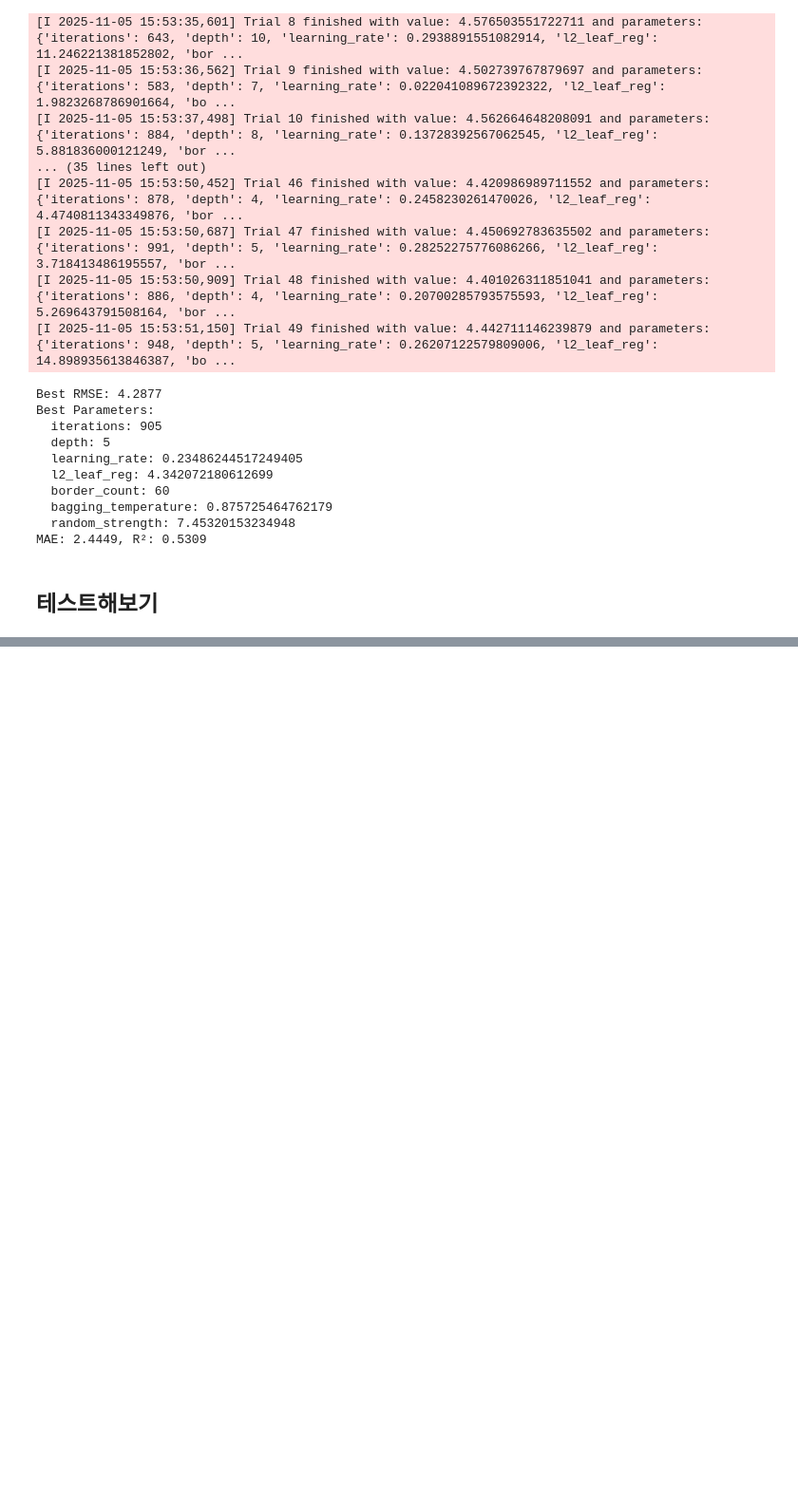
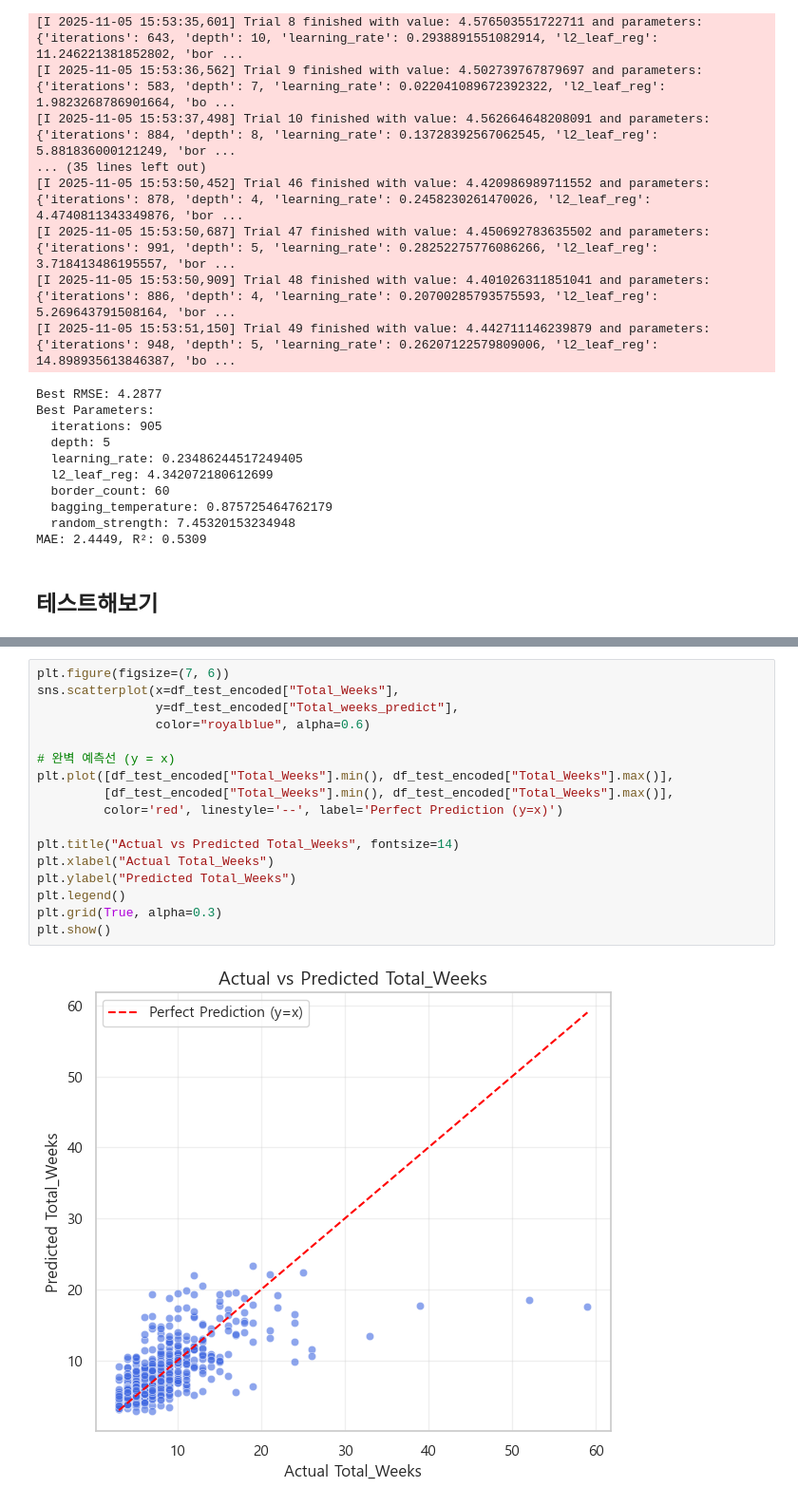
Before and after one commit to Seungwoo-JI64/BAF-25-2-Marketing, a Jupyter notebook: week_predict/영화총상영주차예측.ipynb, the cells around one changed output, grey strips where cells are left out. Shown: that part at 95% size. Cells and saved outputs as stored; diff of their text form; blank space fills up the shorter version.

```diff
--- a/week_predict/영화총상영주차예측.ipynb
+++ b/week_predict/영화총상영주차예측.ipynb
@@ -1135,3 +1155,22 @@ max     35.00     35.00
+# %%
+plt.figure(figsize=(7, 6))
+sns.scatterplot(x=df_test_encoded["Total_Weeks"],
+                y=df_test_encoded["Total_weeks_predict"],
+                color="royalblue", alpha=0.6)
+
+# 완벽 예측선 (y = x)
+plt.plot([df_test_encoded["Total_Weeks"].min(), df_test_encoded["Total_Weeks"].max()],
+         [df_test_encoded["Total_Weeks"].min(), df_test_encoded["Total_Weeks"].max()],
+         color='red', linestyle='--', label='Perfect Prediction (y=x)')
+
+plt.title("Actual vs Predicted Total_Weeks", fontsize=14)
+plt.xlabel("Actual Total_Weeks")
+plt.ylabel("Predicted Total_Weeks")
+plt.legend()
+plt.grid(True, alpha=0.3)
+plt.show()
+# %% [output]
+[figure, added]
 # %%
 import matplotlib.pyplot as plt
 import seaborn as sns
```
Also changed, not shown: parts of 56 cells of this notebook.
